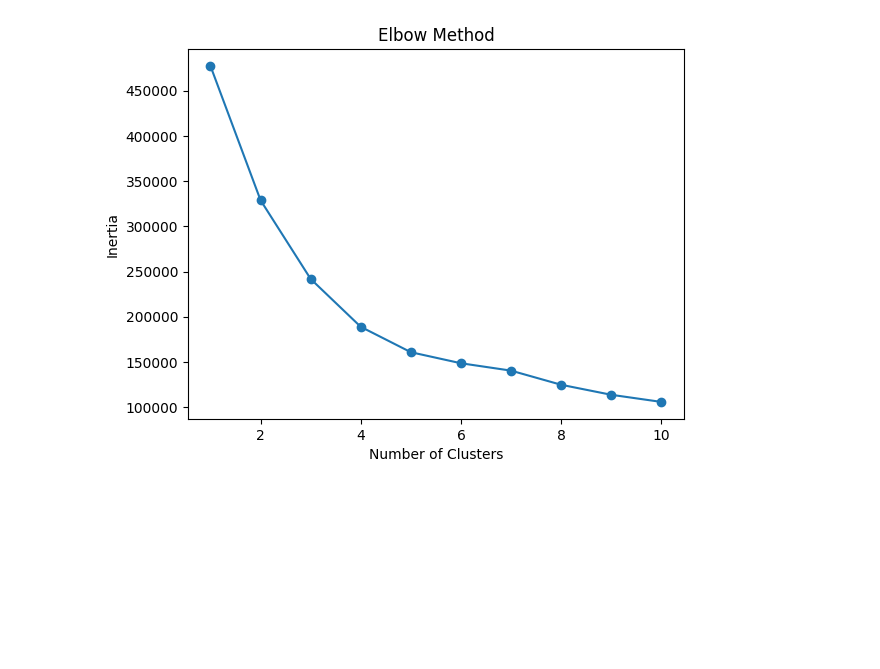
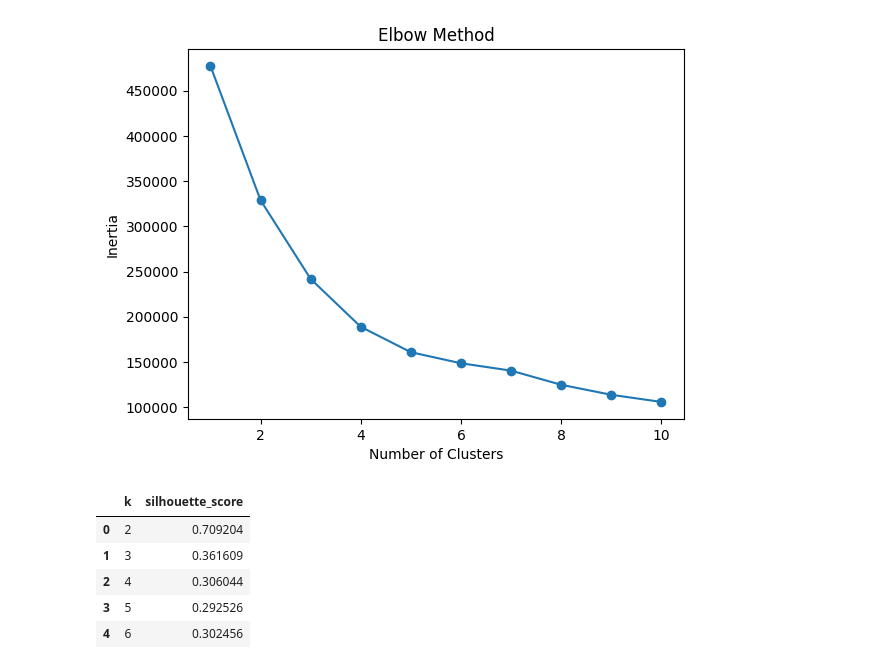
Before and after one commit to ferrettijaime-cmd/Professional_portfolio, a Jupyter notebook: Churn_and_Marketing_Analytics/Script_Python/customer_classification.ipynb, the cells around one changed output. Cells and saved outputs as stored; diff of their text form; code cells hidden in the pictures; blank space fills up the shorter version.

```diff
--- a/Churn_and_Marketing_Analytics/Script_Python/customer_classification.ipynb
+++ b/Churn_and_Marketing_Analytics/Script_Python/customer_classification.ipynb
@@ -181,22 +181,29 @@ sample = pd.DataFrame(X_scaled).sample(
 # %%
 results = []
 
-for k in range(3, 7):
+for k in range(2, 7):
 
     kmeans = KMeans(
         n_clusters=k,
         random_state=42,
         n_init=10
     )
 
-    labels = kmeans.fit_predict(X_scaled)
+    labels = kmeans.fit_predict(sample)
 
-    score = silhouette_score(X_scaled, labels)
+    score = silhouette_score(sample, labels)
 
     results.append({
         "k": k,
         "silhouette_score": score
     })
 
 results_df = pd.DataFrame(results)
 results_df
+# %% [output]
+|  | k | silhouette_score |
+| 0 | 2 | 0.709204 |
+| 1 | 3 | 0.361609 |
+| 2 | 4 | 0.306044 |
+| 3 | 5 | 0.292526 |
+| 4 | 6 | 0.302456 |
```
Also changed, not shown: parts of 14 cells of this notebook.
